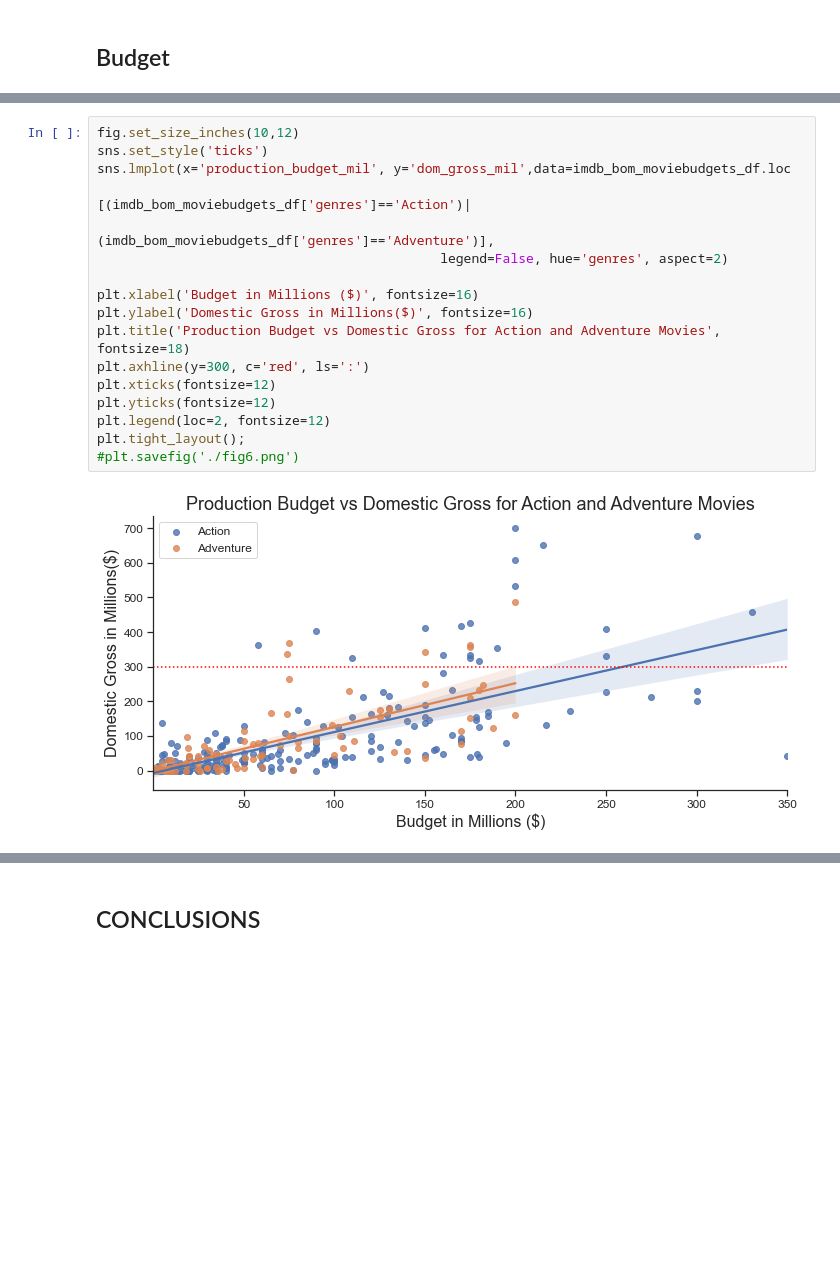
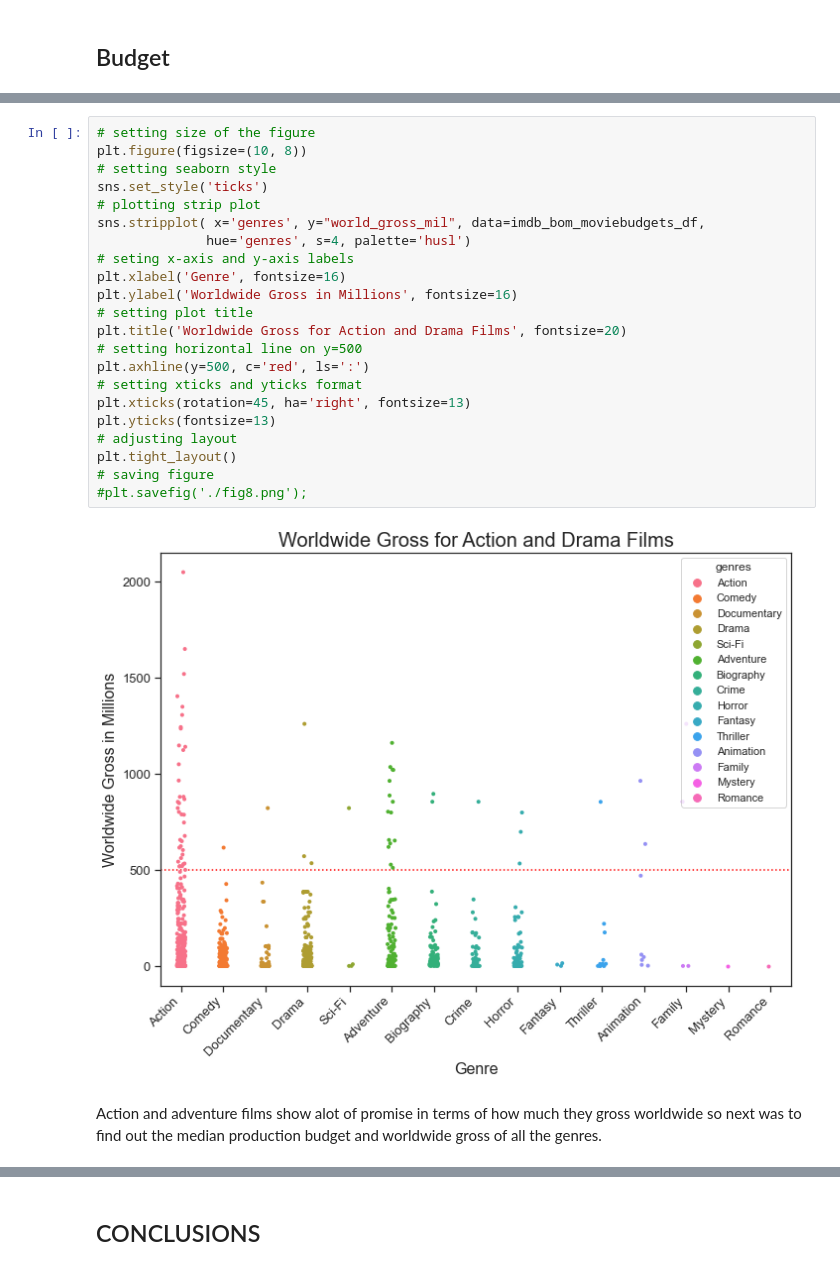
Before and after one commit to Eva-Claire/Microsoft_Movie_Analysis_Phase_1_Project, a Jupyter notebook: Microsoft_Movie_Analysis_Phase_1_Project.ipynb, the cells around one changed output, grey strips where cells are left out. Cells and saved outputs as stored; diff of their text form; blank space fills up the shorter version.

```diff
--- a/Microsoft_Movie_Analysis_Phase_1_Project.ipynb
+++ b/Microsoft_Movie_Analysis_Phase_1_Project.ipynb
@@ -951,19 +1063,26 @@ plt.tight_layout();
 # %%
-fig.set_size_inches(10,12)
+# setting size of the figure
+plt.figure(figsize=(10, 8))
+# setting seaborn style
 sns.set_style('ticks')
-sns.lmplot(x='production_budget_mil', y='dom_gross_mil',data=imdb_bom_moviebudgets_df.loc
-                                             [(imdb_bom_moviebudgets_df['genres']=='Action')|
-                                             (imdb_bom_moviebudgets_df['genres']=='Adventure')],
-                                            legend=False, hue='genres', aspect=2)
-
-plt.xlabel('Budget in Millions ($)', fontsize=16)
-plt.ylabel('Domestic Gross in Millions($)', fontsize=16)
-plt.title('Production Budget vs Domestic Gross for Action and Adventure Movies', fontsize=18)
-plt.axhline(y=300, c='red', ls=':')
-plt.xticks(fontsize=12)
-plt.yticks(fontsize=12)
-plt.legend(loc=2, fontsize=12)
-plt.tight_layout();
-#plt.savefig('./fig6.png')
+# plotting strip plot
+sns.stripplot( x='genres', y="world_gross_mil", data=imdb_bom_moviebudgets_df,
+              hue='genres', s=4, palette='husl')
+# seting x-axis and y-axis labels
+plt.xlabel('Genre', fontsize=16)
+plt.ylabel('Worldwide Gross in Millions', fontsize=16)
+# setting plot title
+plt.title('Worldwide Gross for Action and Drama Films', fontsize=20)
+# setting horizontal line on y=500
+plt.axhline(y=500, c='red', ls=':')
+# setting xticks and yticks format
+plt.xticks(rotation=45, ha='right', fontsize=13)
+plt.yticks(fontsize=13)
+# adjusting layout
+plt.tight_layout()
+# saving figure
+#plt.savefig('./fig8.png');
 # %% [output]
-[figure, old version]
+[figure, new version]
+# %% [markdown]
+Action and adventure films show alot of promise in terms of how much they gross worldwide so next was to find out the median production budget and worldwide gross of all the genres.
```
Also changed, not shown: parts of 51 cells of this notebook.
